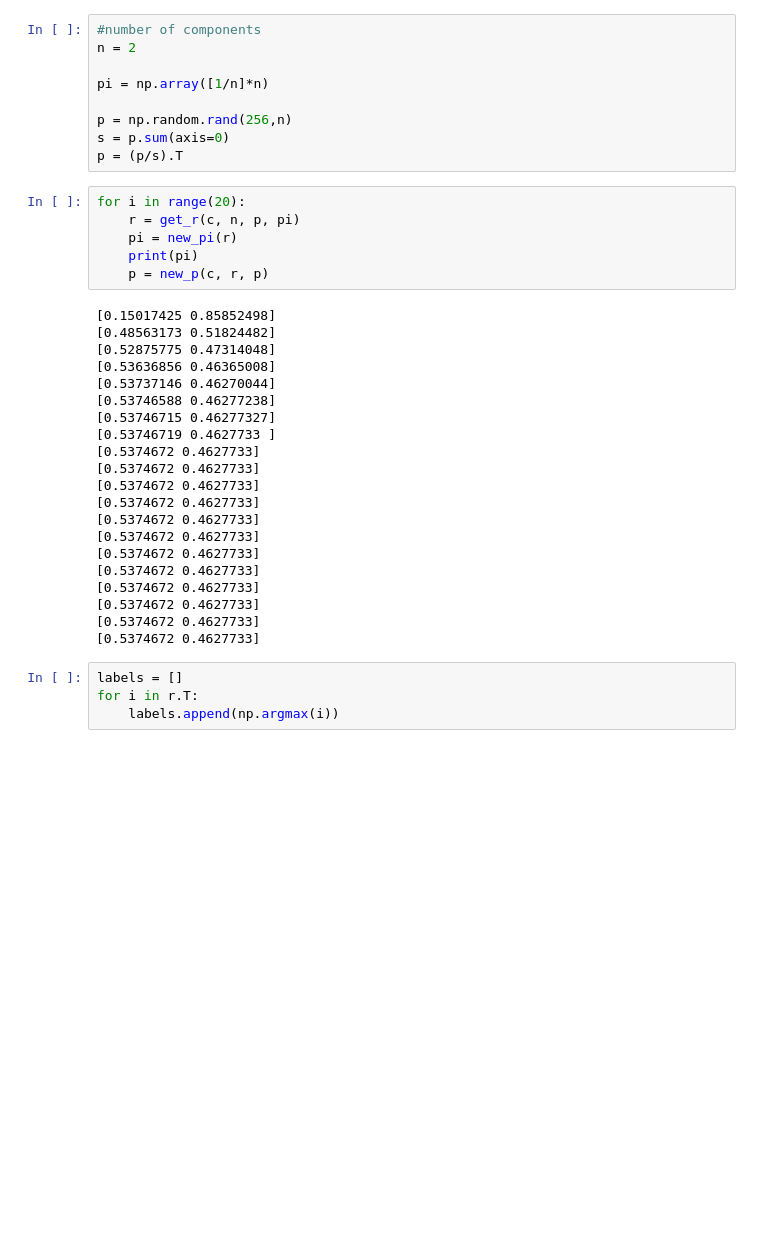
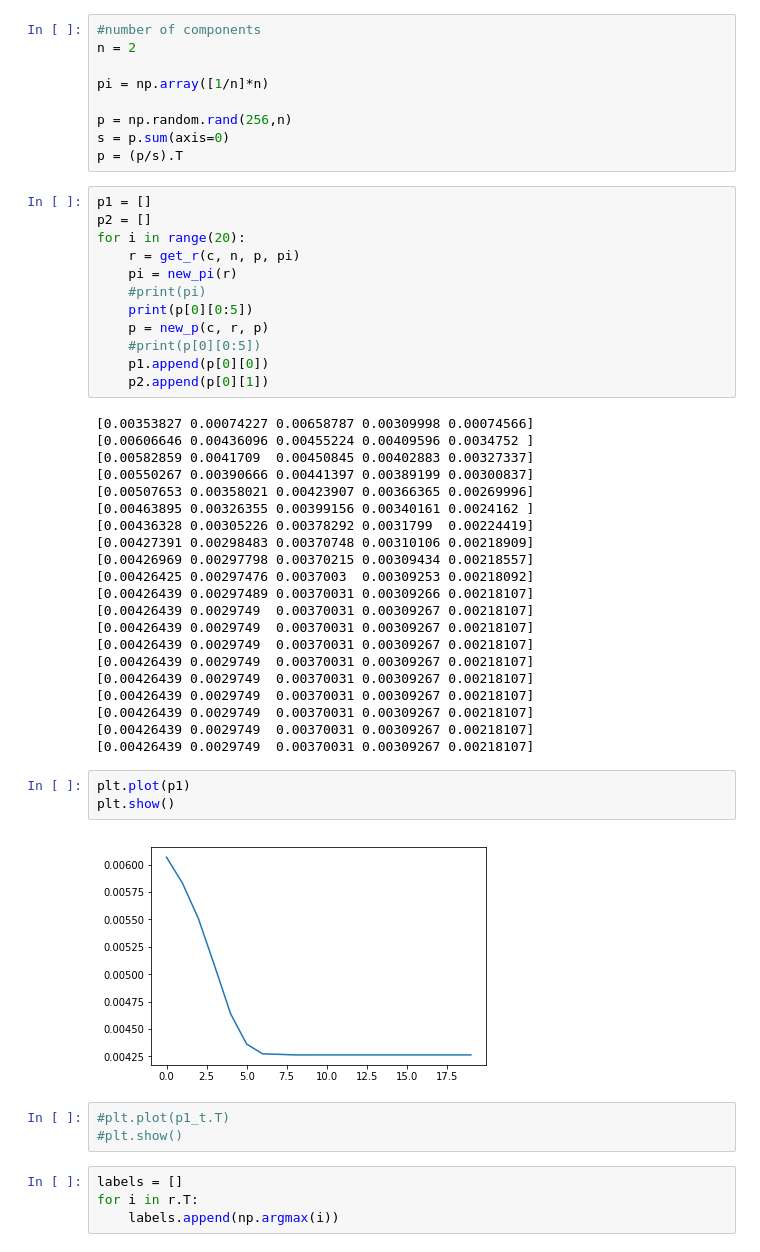
Before and after one commit to KubaWojciechowski/MetaBinQ, a Jupyter notebook: multinomial_mixture.ipynb, the cells around one changed output. Saved outputs shown, nothing was run; the diff lists cells and outputs as text; blank space fills up the shorter version.

```diff
--- a/multinomial_mixture.ipynb
+++ b/multinomial_mixture.ipynb
@@ -65,32 +68,46 @@ p = np.random.rand(256,n)
 s = p.sum(axis=0)
 p = (p/s).T
 # %%
+p1 = []
+p2 = []
 for i in range(20):
     r = get_r(c, n, p, pi)
     pi = new_pi(r)
-    print(pi)
+    #print(pi)
+    print(p[0][0:5])
     p = new_p(c, r, p)
+    #print(p[0][0:5])
+    p1.append(p[0][0])
+    p2.append(p[0][1])
 # %% [output]
-[0.15017425 0.85852498]
-[0.48563173 0.51824482]
-[0.52875775 0.47314048]
-[0.53636856 0.46365008]
-[0.53737146 0.46270044]
-[0.53746588 0.46277238]
-[0.53746715 0.46277327]
-[0.53746719 0.4627733 ]
-[0.5374672 0.4627733]
-[0.5374672 0.4627733]
-[0.5374672 0.4627733]
-[0.5374672 0.4627733]
-[0.5374672 0.4627733]
-[0.5374672 0.4627733]
-[0.5374672 0.4627733]
-[0.5374672 0.4627733]
-[0.5374672 0.4627733]
-[0.5374672 0.4627733]
-[0.5374672 0.4627733]
-[0.5374672 0.4627733]
+[0.00353827 0.00074227 0.00658787 0.00309998 0.00074566]
+[0.00606646 0.00436096 0.00455224 0.00409596 0.0034752 ]
+[0.00582859 0.0041709  0.00450845 0.00402883 0.00327337]
+[0.00550267 0.00390666 0.00441397 0.00389199 0.00300837]
+[0.00507653 0.00358021 0.00423907 0.00366365 0.00269996]
+[0.00463895 0.00326355 0.00399156 0.00340161 0.0024162 ]
+[0.00436328 0.00305226 0.00378292 0.0031799  0.00224419]
+[0.00427391 0.00298483 0.00370748 0.00310106 0.00218909]
+[0.00426969 0.00297798 0.00370215 0.00309434 0.00218557]
+[0.00426425 0.00297476 0.0037003  0.00309253 0.00218092]
+[0.00426439 0.00297489 0.00370031 0.00309266 0.00218107]
+[0.00426439 0.0029749  0.00370031 0.00309267 0.00218107]
+[0.00426439 0.0029749  0.00370031 0.00309267 0.00218107]
+[0.00426439 0.0029749  0.00370031 0.00309267 0.00218107]
+[0.00426439 0.0029749  0.00370031 0.00309267 0.00218107]
+[0.00426439 0.0029749  0.00370031 0.00309267 0.00218107]
+[0.00426439 0.0029749  0.00370031 0.00309267 0.00218107]
+[0.00426439 0.0029749  0.00370031 0.00309267 0.00218107]
+[0.00426439 0.0029749  0.00370031 0.00309267 0.00218107]
+[0.00426439 0.0029749  0.00370031 0.00309267 0.00218107]
+# %%
+plt.plot(p1)
+plt.show()
+# %% [output]
+[figure, added]
+# %%
+#plt.plot(p1_t.T)
+#plt.show()
 # %%
 labels = []
 for i in r.T:
```
Also changed, not shown: parts of 18 cells of this notebook, 1 other file.
